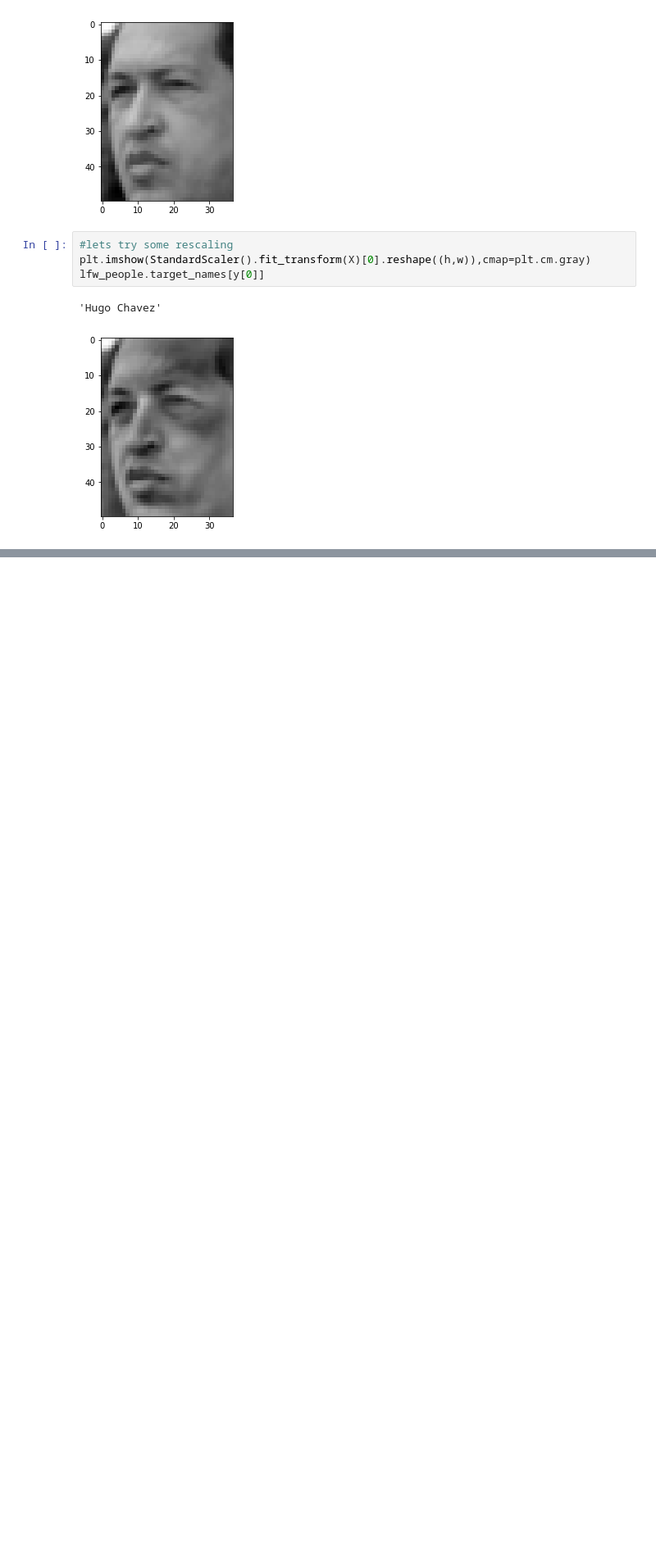
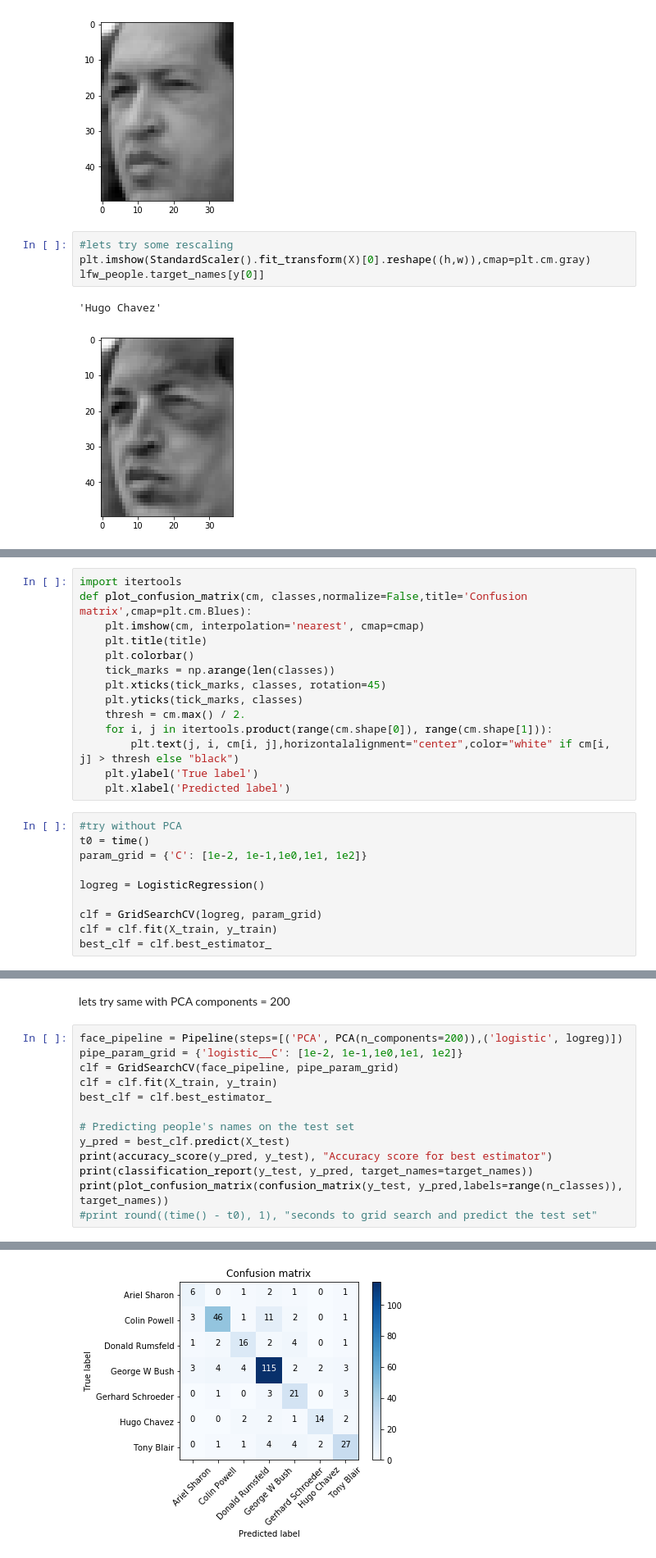
Before and after one commit to edwards158/DataScienceMachineLearning, a Jupyter notebook: DataScienceNotebooks/Facial Recognition.ipynb, the cells around one changed output, grey strips where cells are left out. Shown at 82% size. Drawn from its saved outputs; the diff is of its cells as text; blank space fills up the shorter version.

```diff
--- a/DataScienceNotebooks/Facial Recognition.ipynb
+++ b/DataScienceNotebooks/Facial Recognition.ipynb
@@ -61,0 +137,24 @@ lfw_people.target_names[y[0]]
+# %%
+import itertools
+def plot_confusion_matrix(cm, classes,normalize=False,title='Confusion matrix',cmap=plt.cm.Blues):
+    plt.imshow(cm, interpolation='nearest', cmap=cmap)
+    plt.title(title)
+    plt.colorbar()
+    tick_marks = np.arange(len(classes))
+    plt.xticks(tick_marks, classes, rotation=45)
+    plt.yticks(tick_marks, classes)
+    thresh = cm.max() / 2.
+    for i, j in itertools.product(range(cm.shape[0]), range(cm.shape[1])):
+        plt.text(j, i, cm[i, j],horizontalalignment="center",color="white" if cm[i, j] > thresh else "black")
+    plt.ylabel('True label')
+    plt.xlabel('Predicted label')
+# %%
+#try without PCA
+t0 = time()
+param_grid = {'C': [1e-2, 1e-1,1e0,1e1, 1e2]}
+
+logreg = LogisticRegression()
+
+clf = GridSearchCV(logreg, param_grid)
+clf = clf.fit(X_train, y_train)
+best_clf = clf.best_estimator_
@@ -61,0 +203,16 @@ lfw_people.target_names[y[0]]
+# %% [markdown]
+lets try same with PCA components = 200
+# %%
+face_pipeline = Pipeline(steps=[('PCA', PCA(n_components=200)),('logistic', logreg)])
+pipe_param_grid = {'logistic__C': [1e-2, 1e-1,1e0,1e1, 1e2]}
+clf = GridSearchCV(face_pipeline, pipe_param_grid)
+clf = clf.fit(X_train, y_train)
+best_clf = clf.best_estimator_
+
+# Predicting people's names on the test set
+y_pred = best_clf.predict(X_test)
+print(accuracy_score(y_pred, y_test), "Accuracy score for best estimator")
+print(classification_report(y_test, y_pred, target_names=target_names))
+print(plot_confusion_matrix(confusion_matrix(y_test, y_pred,labels=range(n_classes)), target_names))
+#print round((time() - t0), 1), "seconds to grid search and predict the test set"
+# %% [output]
@@ -61,0 +233 @@ lfw_people.target_names[y[0]]
+[figure, added]
```
Also changed, not shown: parts of 24 cells of this notebook.
